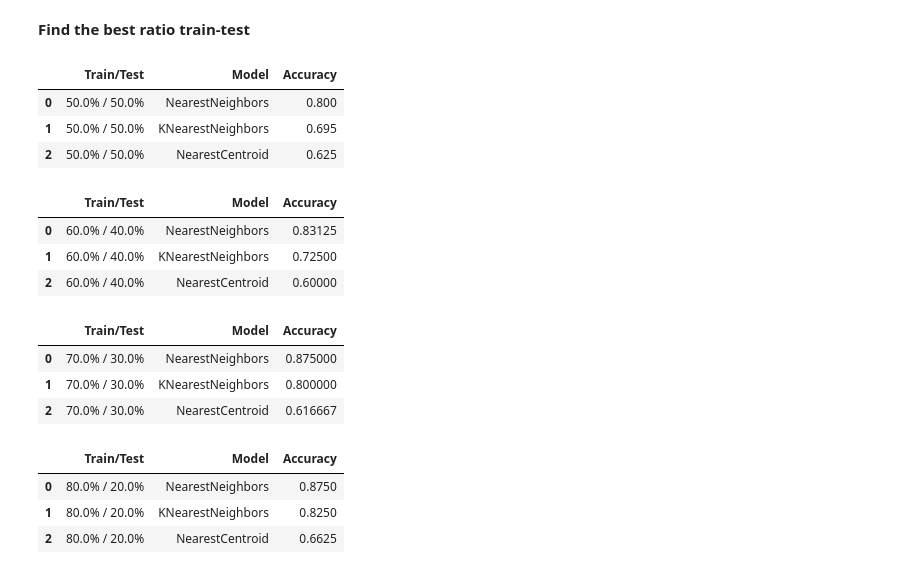
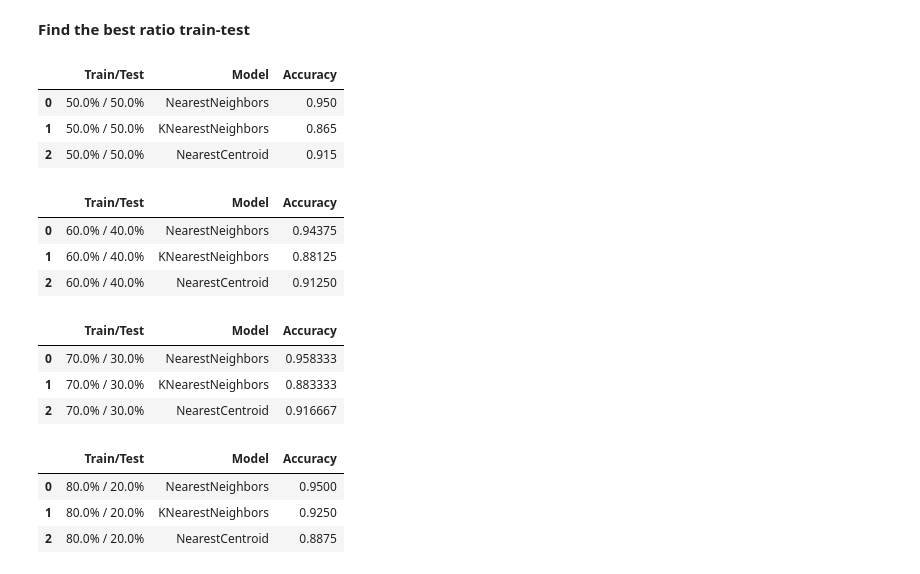
Before and after one commit to DaNa-cpu/Computational-Intelligence, a Jupyter notebook: Project.ipynb, the cells around one changed output. Drawn from its saved outputs; the diff is of its cells as text; code cells hidden in the pictures.

```diff
--- a/Project.ipynb
+++ b/Project.ipynb
@@ -170,7 +170,7 @@ Model: NearestCentroid
 # %% [markdown]
 <b>Models performance evaluation
 # %%
-pca = make_pipeline(StandardScaler(), PCA(n_components=100))
+pca = PCA(n_components=100)
 pca.fit(X_train, y_train)
 cms=[]
 
@@ -221,31 +221,31 @@ F1 score: 0.9045833333333334
 # %%
 for test_size in [0.5,0.4,0.3,0.2]:
     X_train, X_test, y_train, y_test = train_test_split(X, y, test_size=test_size, random_state=42, shuffle=True, stratify=y)
     rows = []
     for name,model in models:
-        pca = make_pipeline(StandardScaler(), PCA(n_components=n_components))
+        pca = PCA(n_components=100)
         pca.fit(X_train, y_train)
 
         model.fit(pca.transform(X_train), y_train)
         accuracy = model.score(pca.transform(X_test), y_test)
 
         rows.append({"Train/Test":(str(100 - test_size*100) + "%" + " / " + str(test_size*100) + "%"),"Model":name,"Accuracy": accuracy})
     df = pd.DataFrame(rows)
     display(df)
 # %% [output]
 |  | Train/Test | Model | Accuracy |
-| 0 | 50.0% / 50.0% | NearestNeighbors | 0.800 |
-| 1 | 50.0% / 50.0% | KNearestNeighbors | 0.695 |
-| 2 | 50.0% / 50.0% | NearestCentroid | 0.625 |
+| 0 | 50.0% / 50.0% | NearestNeighbors | 0.950 |
+| 1 | 50.0% / 50.0% | KNearestNeighbors | 0.865 |
+| 2 | 50.0% / 50.0% | NearestCentroid | 0.915 |
 |  | Train/Test | Model | Accuracy |
-| 0 | 60.0% / 40.0% | NearestNeighbors | 0.83125 |
-| 1 | 60.0% / 40.0% | KNearestNeighbors | 0.72500 |
-| 2 | 60.0% / 40.0% | NearestCentroid | 0.60000 |
+| 0 | 60.0% / 40.0% | NearestNeighbors | 0.94375 |
+| 1 | 60.0% / 40.0% | KNearestNeighbors | 0.88125 |
+| 2 | 60.0% / 40.0% | NearestCentroid | 0.91250 |
 |  | Train/Test | Model | Accuracy |
-| 0 | 70.0% / 30.0% | NearestNeighbors | 0.875000 |
-| 1 | 70.0% / 30.0% | KNearestNeighbors | 0.800000 |
-| 2 | 70.0% / 30.0% | NearestCentroid | 0.616667 |
+| 0 | 70.0% / 30.0% | NearestNeighbors | 0.958333 |
+| 1 | 70.0% / 30.0% | KNearestNeighbors | 0.883333 |
+| 2 | 70.0% / 30.0% | NearestCentroid | 0.916667 |
 |  | Train/Test | Model | Accuracy |
-| 0 | 80.0% / 20.0% | NearestNeighbors | 0.8750 |
-| 1 | 80.0% / 20.0% | KNearestNeighbors | 0.8250 |
-| 2 | 80.0% / 20.0% | NearestCentroid | 0.6625 |
+| 0 | 80.0% / 20.0% | NearestNeighbors | 0.9500 |
+| 1 | 80.0% / 20.0% | KNearestNeighbors | 0.9250 |
+| 2 | 80.0% / 20.0% | NearestCentroid | 0.8875 |
```
Also changed, not shown: parts of 2 cells of this notebook.
